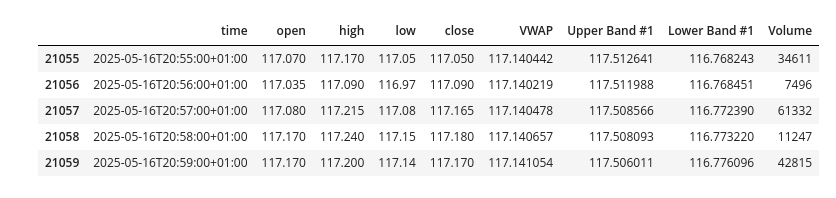
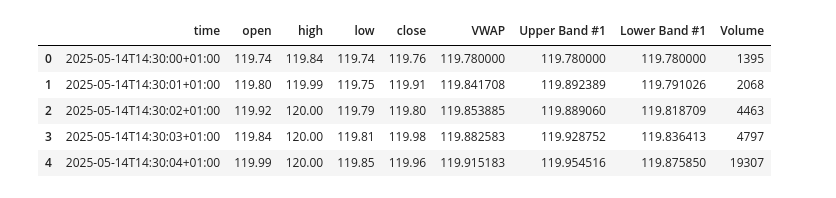
Before and after one commit to MattGarner03/Stock-Market-Prediction, a Jupyter notebook: Microstructure/Semis Microstructure Analayis.ipynb, the cells around one changed output. Cells and saved outputs as stored; diff of their text form; code cells hidden in the pictures.

Commit message:
Committing Microstructure Work

```diff
--- a/Microstructure/Semis Microstructure Analayis.ipynb
+++ b/Microstructure/Semis Microstructure Analayis.ipynb
@@ -3,11 +5,11 @@ import pandas as pd, os, json, textwrap, math, statistics, sys, json
 # %%
-amd_path = '/workspaces/Stock-Market-Prediction/Microstructure/BATS_AMD, 1_7112d.csv'
-amd_df = pd.read_csv(amd_path)
-amd_df.head()
+amd_path = '/workspaces/Stock-Market-Prediction/Microstructure/BATS_AMD, 1S_1ae42.csv'
+amd = pd.read_csv(amd_path, nrows=5)
+amd.head()
 # %% [output]
 |  | time | open | high | low | close | VWAP | Upper Band #1 | Lower Band #1 | Volume |
-| 21055 | 2025-05-16T20:55:00+01:00 | 117.070 | 117.170 | 117.05 | 117.050 | 117.140442 | 117.512641 | 116.768243 | 34611 |
-| 21056 | 2025-05-16T20:56:00+01:00 | 117.035 | 117.090 | 116.97 | 117.090 | 117.140219 | 117.511988 | 116.768451 | 7496 |
-| 21057 | 2025-05-16T20:57:00+01:00 | 117.080 | 117.215 | 117.08 | 117.165 | 117.140478 | 117.508566 | 116.772390 | 61332 |
-| 21058 | 2025-05-16T20:58:00+01:00 | 117.170 | 117.240 | 117.15 | 117.180 | 117.140657 | 117.508093 | 116.773220 | 11247 |
-| 21059 | 2025-05-16T20:59:00+01:00 | 117.170 | 117.200 | 117.14 | 117.170 | 117.141054 | 117.506011 | 116.776096 | 42815 |
+| 0 | 2025-05-14T14:30:00+01:00 | 119.74 | 119.84 | 119.74 | 119.76 | 119.780000 | 119.780000 | 119.780000 | 1395 |
+| 1 | 2025-05-14T14:30:01+01:00 | 119.80 | 119.99 | 119.75 | 119.91 | 119.841708 | 119.892389 | 119.791026 | 2068 |
+| 2 | 2025-05-14T14:30:02+01:00 | 119.92 | 120.00 | 119.79 | 119.80 | 119.853885 | 119.889060 | 119.818709 | 4463 |
+| 3 | 2025-05-14T14:30:03+01:00 | 119.84 | 120.00 | 119.81 | 119.98 | 119.882583 | 119.928752 | 119.836413 | 4797 |
+| 4 | 2025-05-14T14:30:04+01:00 | 119.99 | 120.00 | 119.85 | 119.96 | 119.915183 | 119.954516 | 119.875850 | 19307 |
```
Also changed, not shown: parts of 13 cells of this notebook, 3 other files.
